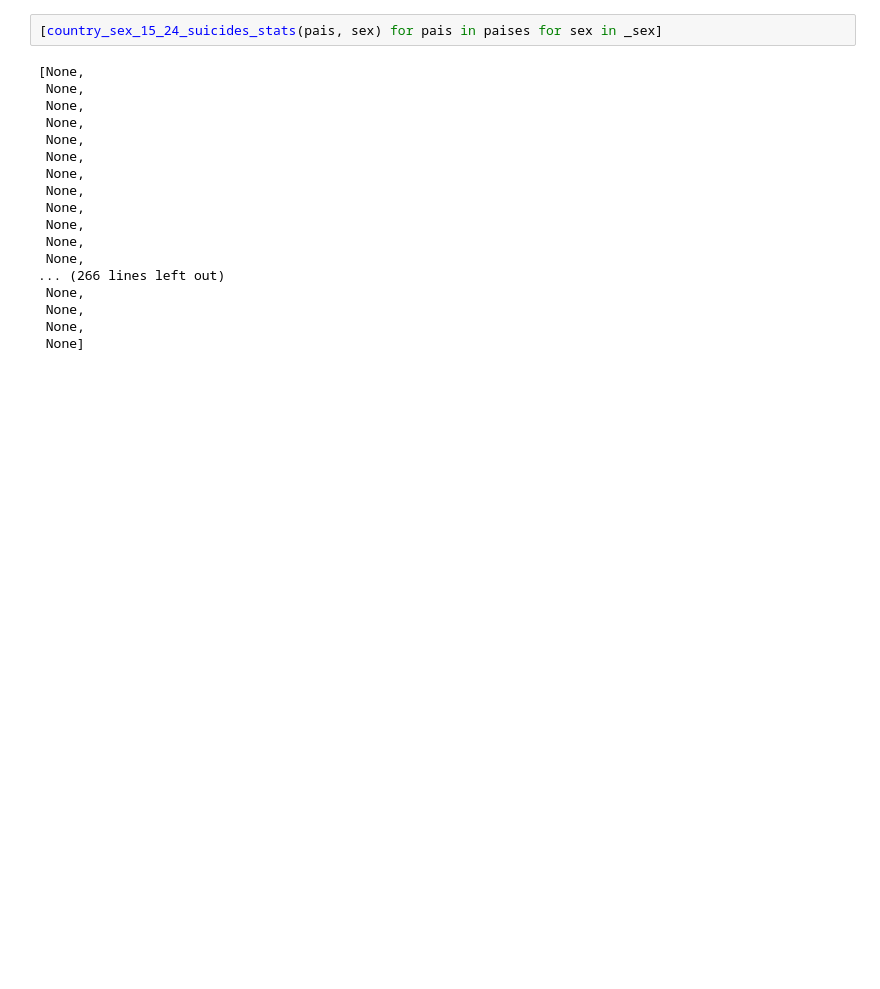
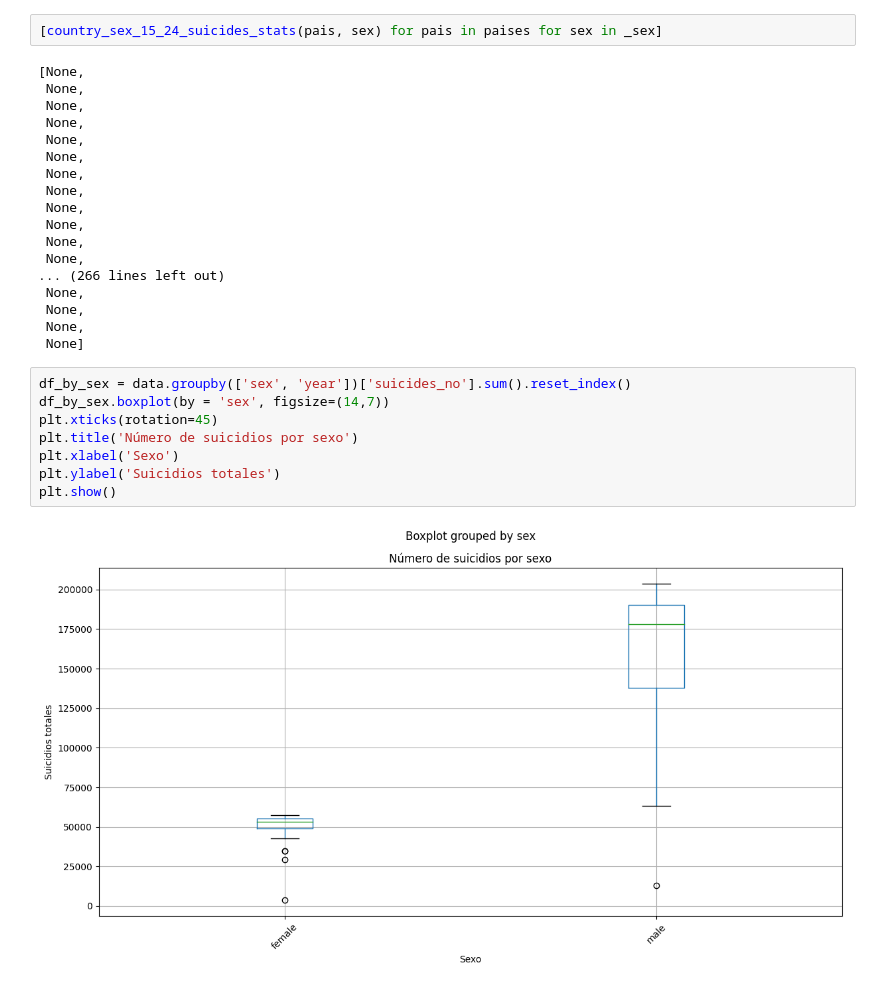
Before and after one commit to theRobert174/DataMining-Analysis, a Jupyter notebook: Intento-2/estadistica descriptiva.ipynb, the cells around one changed output. Saved outputs shown, nothing was run; the diff lists cells and outputs as text; blank space fills up the shorter version.

```diff
--- a/Intento-2/estadistica descriptiva.ipynb
+++ b/Intento-2/estadistica descriptiva.ipynb
@@ -116,3 +134,13 @@ country_sex_15_24_suicides_stats('Mexico', 'female')
  None,
  None,
  None]
+# %%
+df_by_sex = data.groupby(['sex', 'year'])['suicides_no'].sum().reset_index()
+df_by_sex.boxplot(by = 'sex', figsize=(14,7))
+plt.xticks(rotation=45)
+plt.title('Número de suicidios por sexo')
+plt.xlabel('Sexo')
+plt.ylabel('Suicidios totales')
+plt.show()
+# %% [output]
+[figure, added]
```
Also changed, not shown: parts of 3 cells of this notebook, 2 other files.
